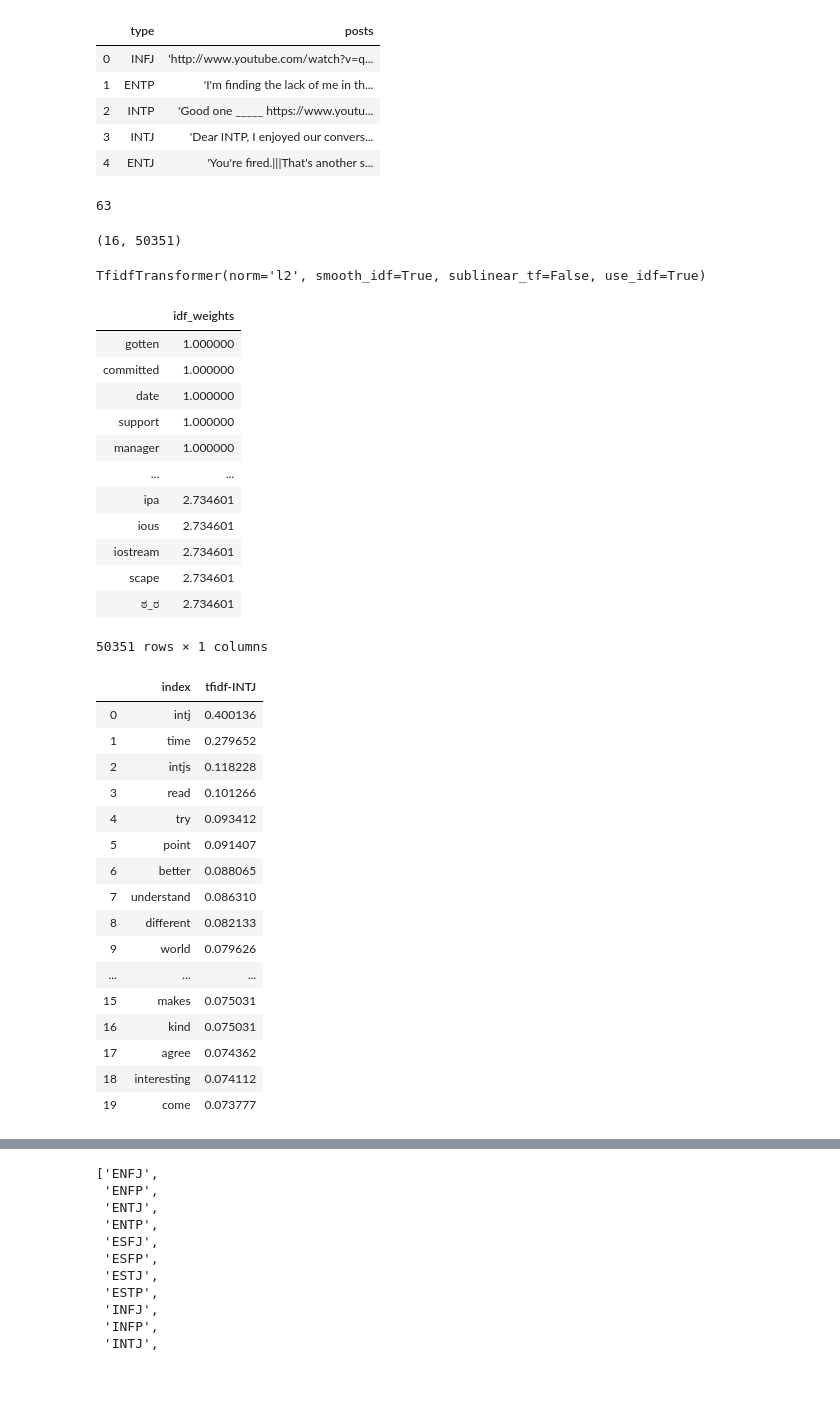
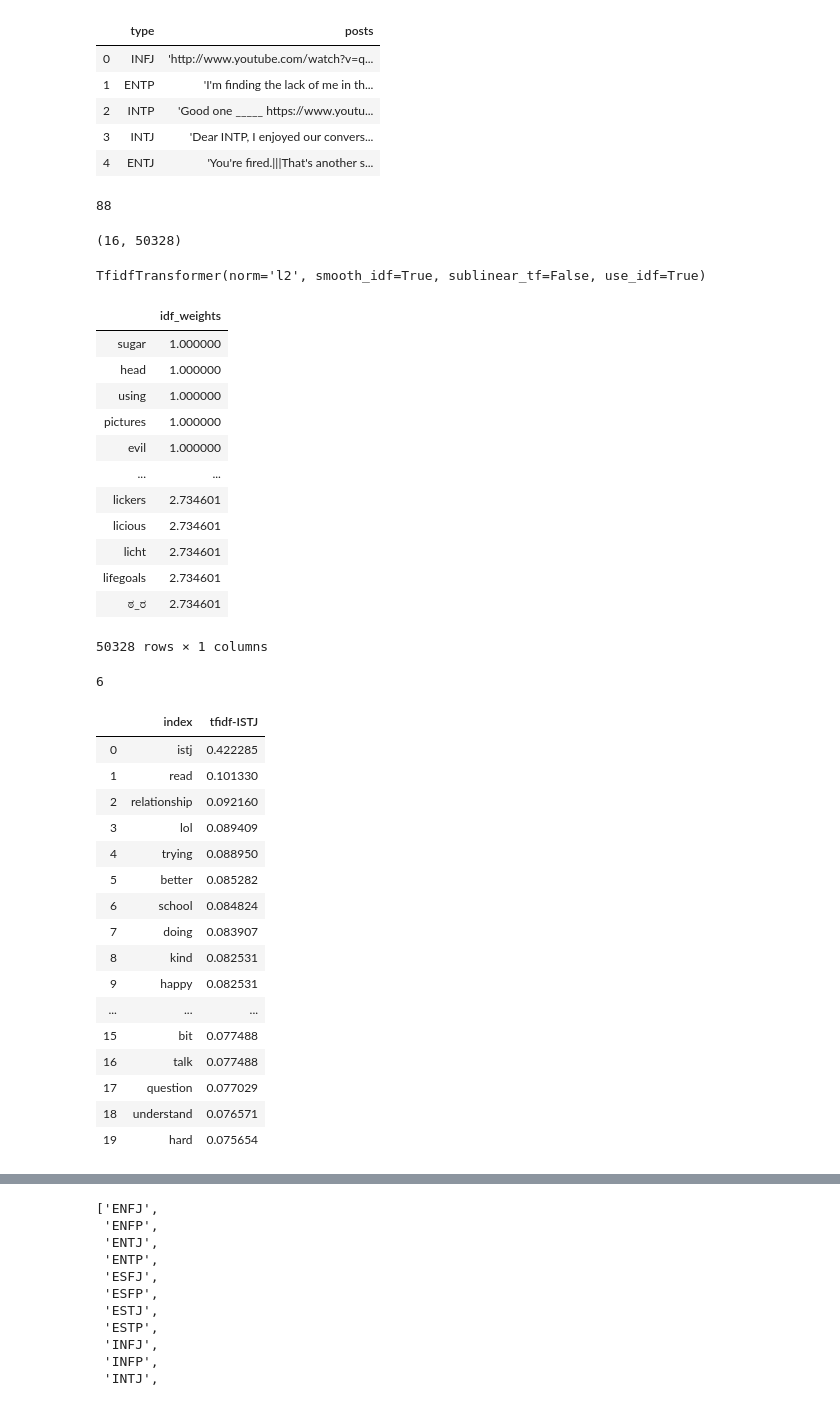
Before and after one commit to AsaKientz/DSI-Capstone-I, a Jupyter notebook: notebooks/cap-I-sklearn.ipynb, the cells around one changed output, grey strips where cells are left out. Saved outputs shown, nothing was run; the diff lists cells and outputs as text; code cells hidden in the pictures.

Commit message:
functional tf-idf commit

```diff
--- a/notebooks/cap-I-sklearn.ipynb
+++ b/notebooks/cap-I-sklearn.ipynb
@@ -50,22 +50,23 @@ docs = df2['posts'].tolist()
 # docs
 # type_list
 # %%
-custom_stopwords = {"like", "just", "people", "don","really","ve","http","com", "make", "good", "things",
-                    "https", "say", "way", "going", "lot", "thing", "best", "www", "youtube", "ll", "pretty",
-                   "sure", "yes", "no", "actually", "right", "said", "thanks", "person", "watch", "did",
-                    "said", "does", "maybe", "probably", "type", "types", "doesn", "work", "life", "want", "need",
-                   "didn", "mean", "yeah", "usually", "got", "look", "use", "day", "long","years", "year",
-                   "think", "know", "feel", "love", "friend", "friends", "thinking", "thought", "thread", "post"}
+custom_stopwords = set("like just people don really ve http com make good things https say way going \
+                        lot thing best www youtube ll pretty sure yes no actually right said thanks person \
+                        watch did said does maybe probably type types doesn work life want need didn mean \
+                        yeah usually got look use day long years year think know feel love friend friends \
+                        thinking thought thread post personality mbti try entjs intjs enfps enfjs oh entps \
+                        esfjs estjs dont espts im let time infjs infps quite makes little intps isfjs istps \
+                        jpg".split())
 stopwords_set = stopwords | custom_stopwords
 len(custom_stopwords)
 # %% [output]
-63
+88
 # %%
 cv = CountVectorizer(docs,stop_words=stopwords_set,min_df=2)
 count_vector=cv.fit_transform(docs)
 count_vector.shape
 # %% [output]
-(16, 50351)
+(16, 50328)
 # %%
 tfidf_transformer=TfidfTransformer(smooth_idf=True,use_idf=True)
 tfidf_transformer.fit(count_vector)
@@ -79,17 +80,17 @@ df_idf = pd.DataFrame(tfidf_transformer.idf_, index=cv.get_feature_names(),colum
 df_idf.sort_values(by=['idf_weights'])
 # %% [output]
 |  | idf_weights |
-| gotten | 1.000000 |
-| committed | 1.000000 |
-| date | 1.000000 |
-| support | 1.000000 |
-| manager | 1.000000 |
+| sugar | 1.000000 |
+| head | 1.000000 |
+| using | 1.000000 |
+| pictures | 1.000000 |
+| evil | 1.000000 |
 | ... | ... |
-| ipa | 2.734601 |
-| ious | 2.734601 |
-| iostream | 2.734601 |
-| scape | 2.734601 |
+| lickers | 2.734601 |
+| licious | 2.734601 |
+| licht | 2.734601 |
+| lifegoals | 2.734601 |
 | ಠ_ರ | 2.734601 |
-50351 rows × 1 columns
+50328 rows × 1 columns
 # %%
 # word counts for the docs - sparse matrix form
@@ -97,32 +98,36 @@ count_vector=cv.transform(docs)
 
 # compute tf-idf scores
 tf_idf_vector=tfidf_transformer.transform(count_vector)
+# %%
+type_list.index("ESTJ")
+# %% [output]
+6
 # %%
 feature_names = cv.get_feature_names()
 
-type_id = 10
+type_id = 14
 # get tfidf vector for first document
 document_vector_first = tf_idf_vector[type_id]
 
 # print the scores
 df = pd.DataFrame(document_vector_first.T.todense(), index=feature_names, columns=[f"tfidf-{type_list[type_id]}"])
 ranked_word_list = df.sort_values(by=[f"tfidf-{type_list[type_id]}"],ascending=False).reset_index()
 ranked_word_list.head(20)
 # %% [output]
-|  | index | tfidf-INTJ |
-| 0 | intj | 0.400136 |
-| 1 | time | 0.279652 |
-| 2 | intjs | 0.118228 |
-| 3 | read | 0.101266 |
-| 4 | try | 0.093412 |
-| 5 | point | 0.091407 |
-| 6 | better | 0.088065 |
-| 7 | understand | 0.086310 |
-| 8 | different | 0.082133 |
-| 9 | world | 0.079626 |
+|  | index | tfidf-ISTJ |
+| 0 | istj | 0.422285 |
+| 1 | read | 0.101330 |
+| 2 | relationship | 0.092160 |
+| 3 | lol | 0.089409 |
+| 4 | trying | 0.088950 |
+| 5 | better | 0.085282 |
+| 6 | school | 0.084824 |
+| 7 | doing | 0.083907 |
+| 8 | kind | 0.082531 |
+| 9 | happy | 0.082531 |
 | ... | ... | ... |
-| 15 | makes | 0.075031 |
-| 16 | kind | 0.075031 |
-| 17 | agree | 0.074362 |
-| 18 | interesting | 0.074112 |
-| 19 | come | 0.073777 |
+| 15 | bit | 0.077488 |
+| 16 | talk | 0.077488 |
+| 17 | question | 0.077029 |
+| 18 | understand | 0.076571 |
+| 19 | hard | 0.075654 |
```
Also changed, not shown: parts of 14 cells of this notebook, 8 other files.
